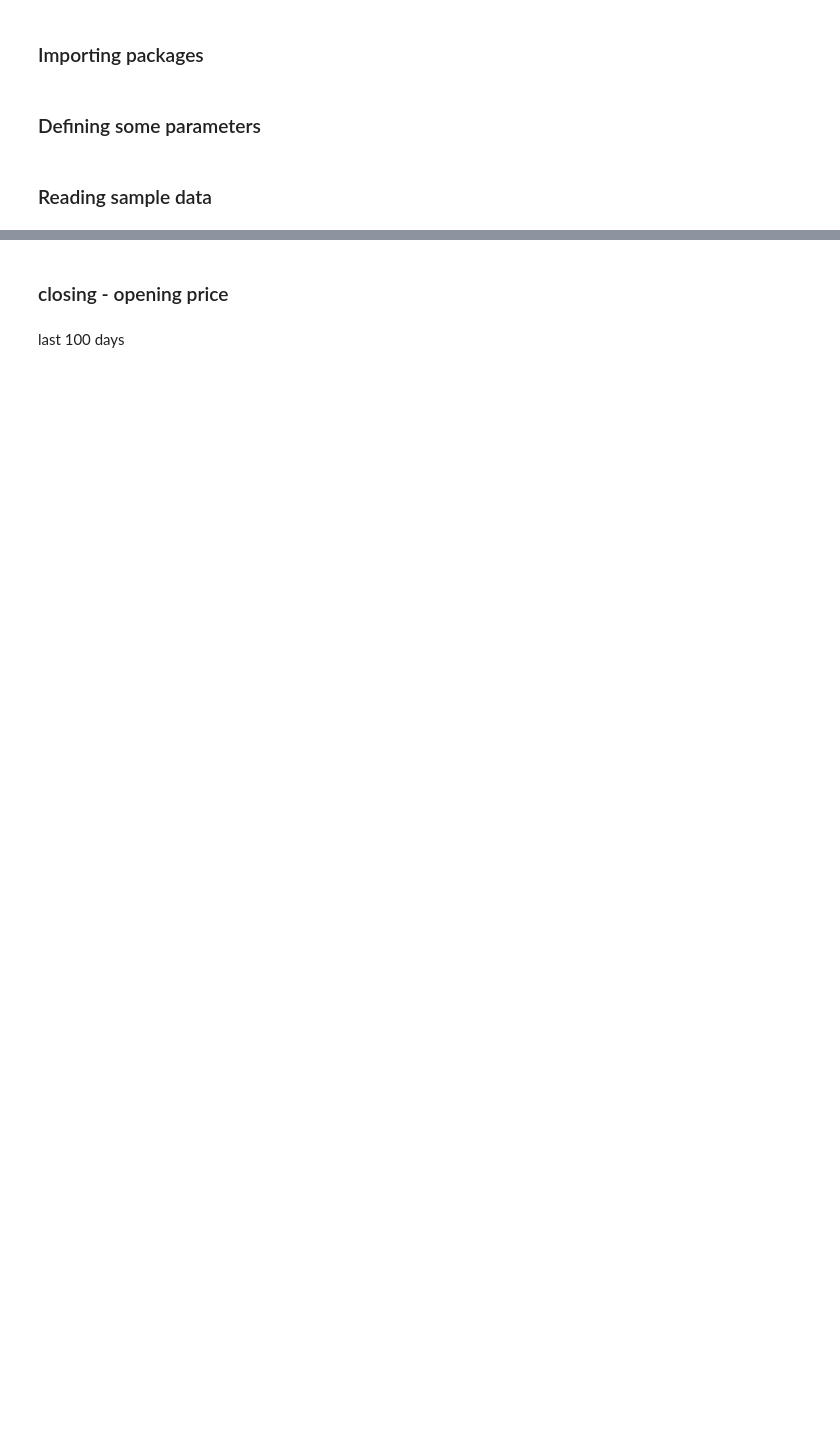
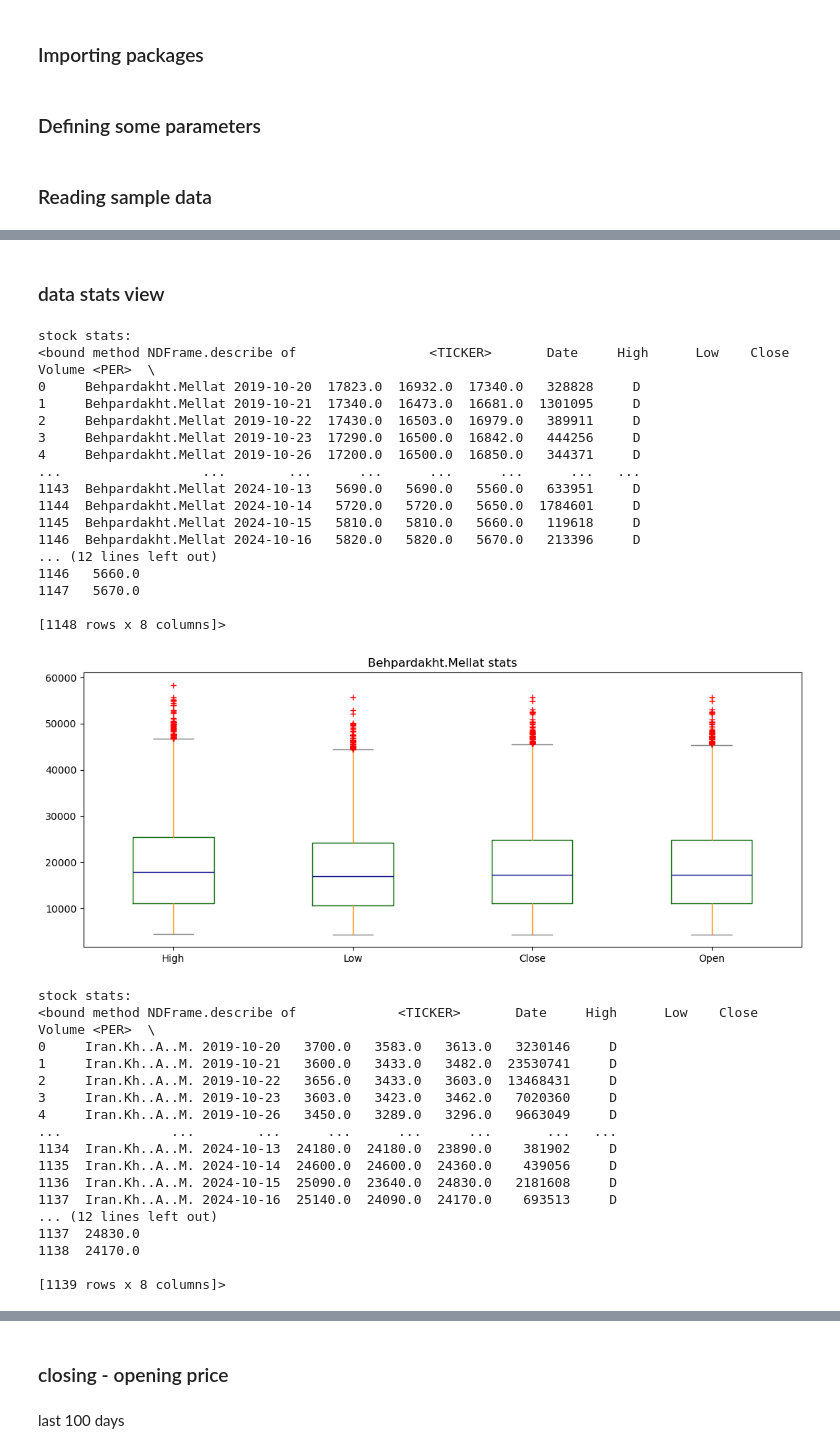
Before and after one commit to ParsaMohammadpour/backtest-linearRegression, a Jupyter notebook: sample.ipynb, the cells around one changed output, grey strips where cells are left out. Saved outputs shown, nothing was run; the diff lists cells and outputs as text; code cells hidden in the pictures; blank space fills up the shorter version.

```diff
--- a/sample.ipynb
+++ b/sample.ipynb
@@ -65,0 +15,40 @@ df.tail(50)
+# %% [markdown]
+### data stats view
+# %%
+stock_holder.describe_plot()
+# %% [output]
+stock stats:
+<bound method NDFrame.describe of                 <TICKER>       Date     High      Low    Close   Volume <PER>  \
+0     Behpardakht.Mellat 2019-10-20  17823.0  16932.0  17340.0   328828     D
+1     Behpardakht.Mellat 2019-10-21  17340.0  16473.0  16681.0  1301095     D
+2     Behpardakht.Mellat 2019-10-22  17430.0  16503.0  16979.0   389911     D
+3     Behpardakht.Mellat 2019-10-23  17290.0  16500.0  16842.0   444256     D
+4     Behpardakht.Mellat 2019-10-26  17200.0  16500.0  16850.0   344371     D
+...                  ...        ...      ...      ...      ...      ...   ...
+1143  Behpardakht.Mellat 2024-10-13   5690.0   5690.0   5560.0   633951     D
+1144  Behpardakht.Mellat 2024-10-14   5720.0   5720.0   5650.0  1784601     D
+1145  Behpardakht.Mellat 2024-10-15   5810.0   5810.0   5660.0   119618     D
+1146  Behpardakht.Mellat 2024-10-16   5820.0   5820.0   5670.0   213396     D
+... (12 lines left out)
+1146   5660.0
+1147   5670.0
+
+[1148 rows x 8 columns]>
+[figure, added]
+stock stats:
+<bound method NDFrame.describe of             <TICKER>       Date     High      Low    Close    Volume <PER>  \
+0     Iran.Kh..A..M. 2019-10-20   3700.0   3583.0   3613.0   3230146     D
+1     Iran.Kh..A..M. 2019-10-21   3600.0   3433.0   3482.0  23530741     D
+2     Iran.Kh..A..M. 2019-10-22   3656.0   3433.0   3603.0  13468431     D
+3     Iran.Kh..A..M. 2019-10-23   3603.0   3423.0   3462.0   7020360     D
+4     Iran.Kh..A..M. 2019-10-26   3450.0   3289.0   3296.0   9663049     D
+...              ...        ...      ...      ...      ...       ...   ...
+1134  Iran.Kh..A..M. 2024-10-13  24180.0  24180.0  23890.0    381902     D
+1135  Iran.Kh..A..M. 2024-10-14  24600.0  24600.0  24360.0    439056     D
+1136  Iran.Kh..A..M. 2024-10-15  25090.0  23640.0  24830.0   2181608     D
+1137  Iran.Kh..A..M. 2024-10-16  25140.0  24090.0  24170.0    693513     D
+... (12 lines left out)
+1137  24830.0
+1138  24170.0
+
+[1139 rows x 8 columns]>
```
Also changed, not shown: parts of 25 cells of this notebook, 8 other files.
